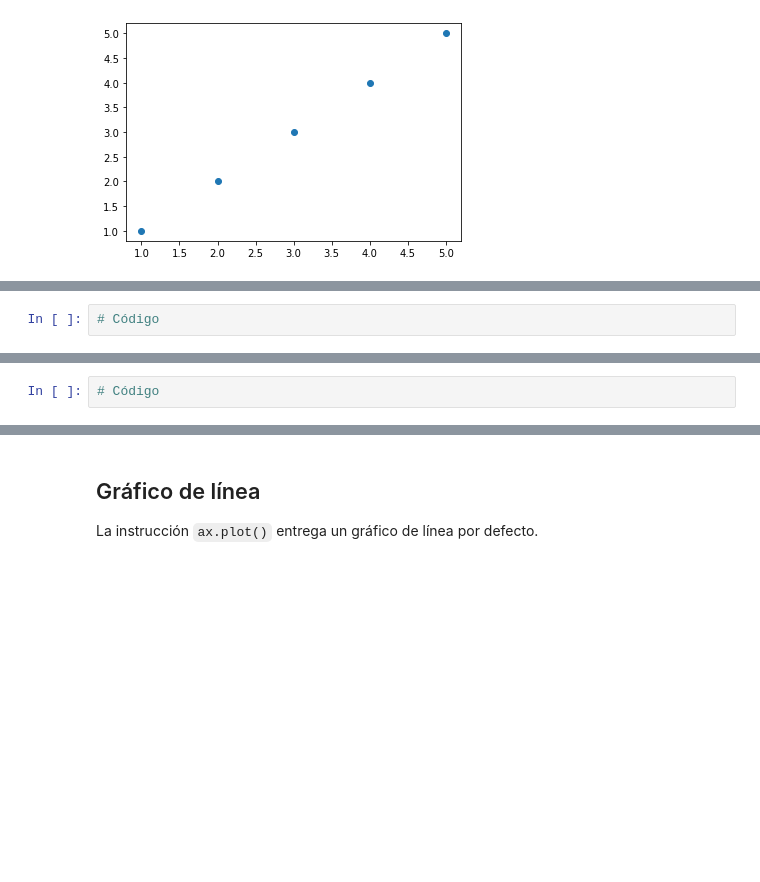
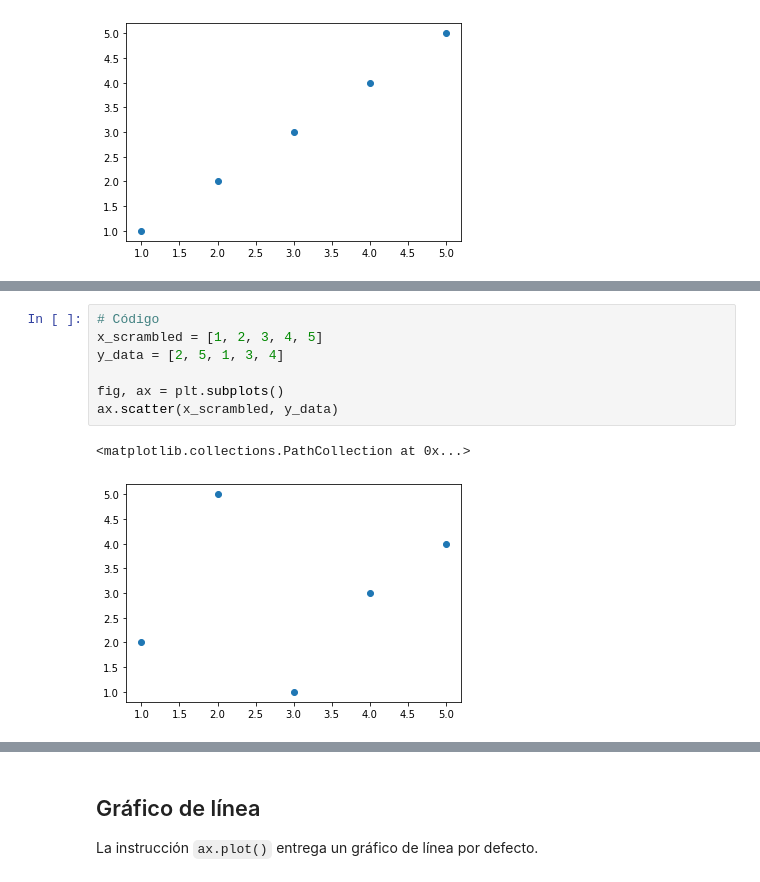
Before and after one commit to jeramirez94/Capacitacion-DataTranslator, a Jupyter notebook: Actividad 2.2.ipynb, the cells around one changed output, grey strips where cells are left out. Saved outputs shown, nothing was run; the diff lists cells and outputs as text; blank space fills up the shorter version.

```diff
--- a/Actividad 2.2.ipynb
+++ b/Actividad 2.2.ipynb
@@ -41,13 +41,19 @@ ax.scatter(x_scrambled, y_scrambled)
 
 Realizar un gráfico de puntos con `y_data` y `x_scrambled` que se vea como en la siguiente figura:
 ![scrambled](https://i.ibb.co/z8HXCGg/scrambled.png)
-# %%
-# Código
+# %%
+# Código
+x_scrambled = [1, 2, 3, 4, 5]
+y_data = [2, 5, 1, 3, 4]
+
+fig, ax = plt.subplots()
+ax.scatter(x_scrambled, y_data)
+# %% [output]
+<matplotlib.collections.PathCollection at 0x...>
+[figure, added]
 # %% [markdown]
 ### Actividad
 
 Graficar cuatro puntos que representen las esquinas de un cuadrado, como en la siguiente figura:
 
 ![solution_square_scatter](https://i.ibb.co/DDHT3GK/square.png)
-# %%
-# Código
```
Also changed, not shown: parts of 45 cells of this notebook, 10 other files.
